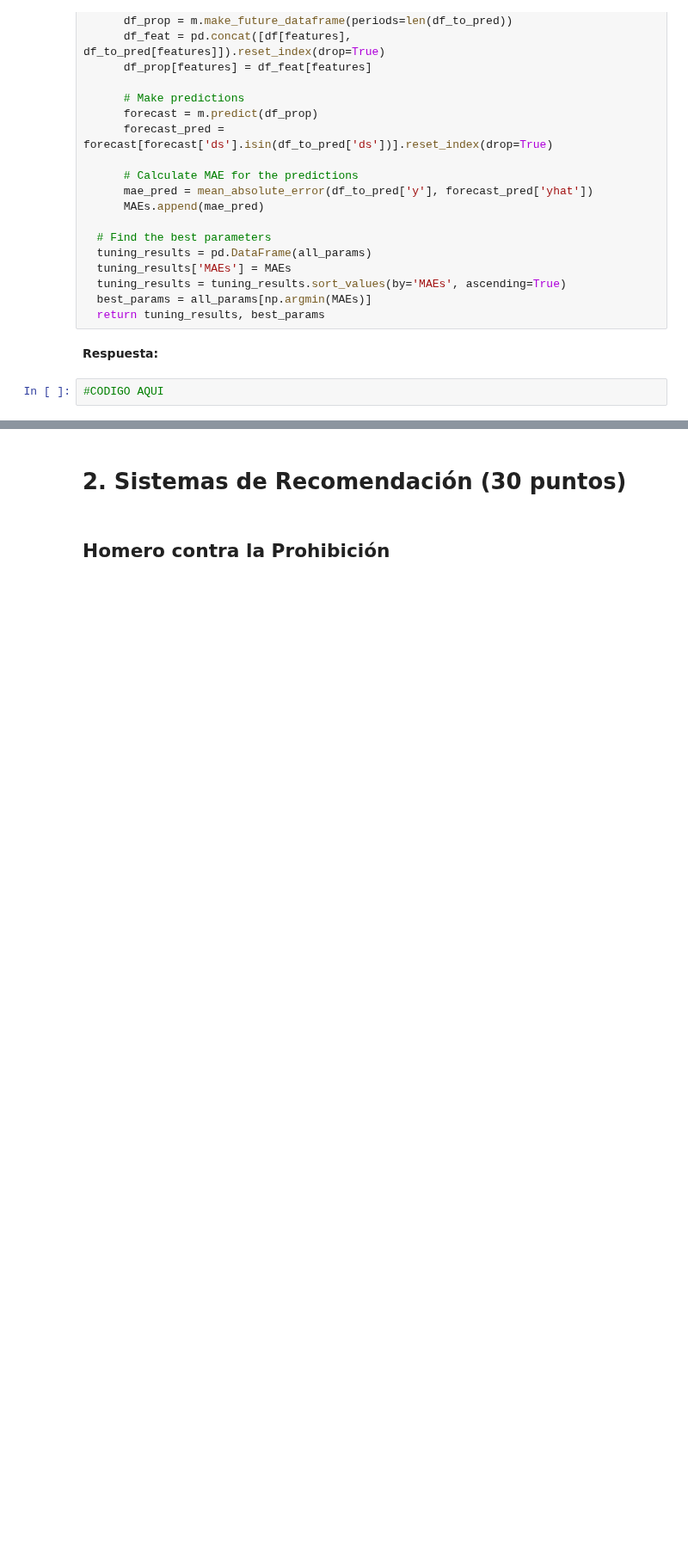
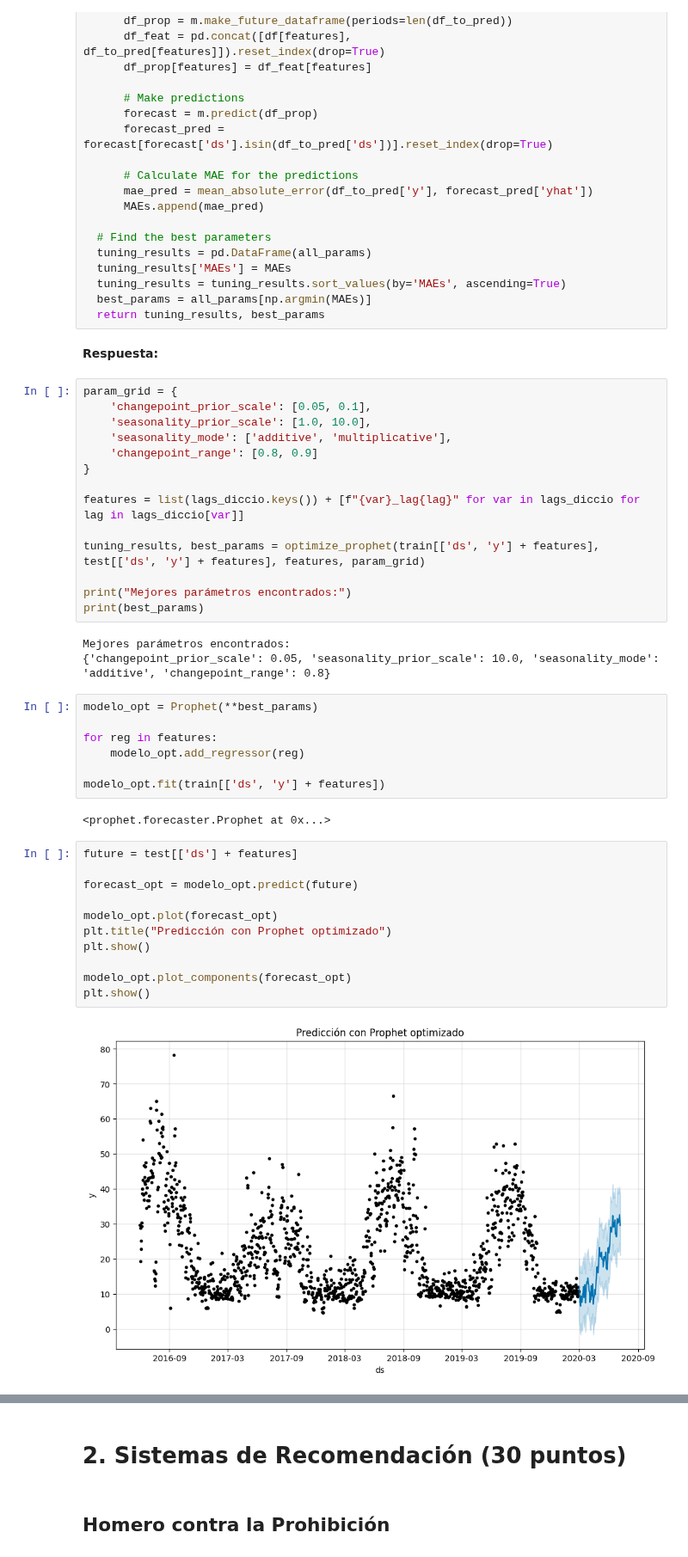
Before and after one commit to juansebm/MDS7202, a Jupyter notebook: Lab 10 - Forecasting y sistema de recomendación/Lab10_enunciado.ipynb, the cells around one changed output, grey strips where cells are left out. Shown at 86% size. Saved outputs shown, nothing was run; the diff lists cells and outputs as text; blank space fills up the shorter version.

```diff
--- a/Lab 10 - Forecasting y sistema de recomendación/Lab10_enunciado.ipynb
+++ b/Lab 10 - Forecasting y sistema de recomendación/Lab10_enunciado.ipynb
@@ -551,5 +711,42 @@ def optimize_prophet(df, df_to_pred, features, param_grid ):
   return tuning_results, best_params
 # %% [markdown]
 **Respuesta:**
-# %%
-#CODIGO AQUI
+# %%
+param_grid = {
+    'changepoint_prior_scale': [0.05, 0.1],
+    'seasonality_prior_scale': [1.0, 10.0],
+    'seasonality_mode': ['additive', 'multiplicative'],
+    'changepoint_range': [0.8, 0.9]
+}
+
+features = list(lags_diccio.keys()) + [f"{var}_lag{lag}" for var in lags_diccio for lag in lags_diccio[var]]
+
+tuning_results, best_params = optimize_prophet(train[['ds', 'y'] + features], test[['ds', 'y'] + features], features, param_grid)
+
+print("Mejores parámetros encontrados:")
+print(best_params)
+# %% [output]
+Mejores parámetros encontrados:
+{'changepoint_prior_scale': 0.05, 'seasonality_prior_scale': 10.0, 'seasonality_mode': 'additive', 'changepoint_range': 0.8}
+# %%
+modelo_opt = Prophet(**best_params)
+
+for reg in features:
+    modelo_opt.add_regressor(reg)
+
+modelo_opt.fit(train[['ds', 'y'] + features])
+# %% [output]
+<prophet.forecaster.Prophet at 0x...>
+# %%
+future = test[['ds'] + features]
+
+forecast_opt = modelo_opt.predict(future)
+
+modelo_opt.plot(forecast_opt)
+plt.title("Predicción con Prophet optimizado")
+plt.show()
+
+modelo_opt.plot_components(forecast_opt)
+plt.show()
+# %% [output]
+[figure, added]
```
Also changed, not shown: parts of 17 cells of this notebook.
